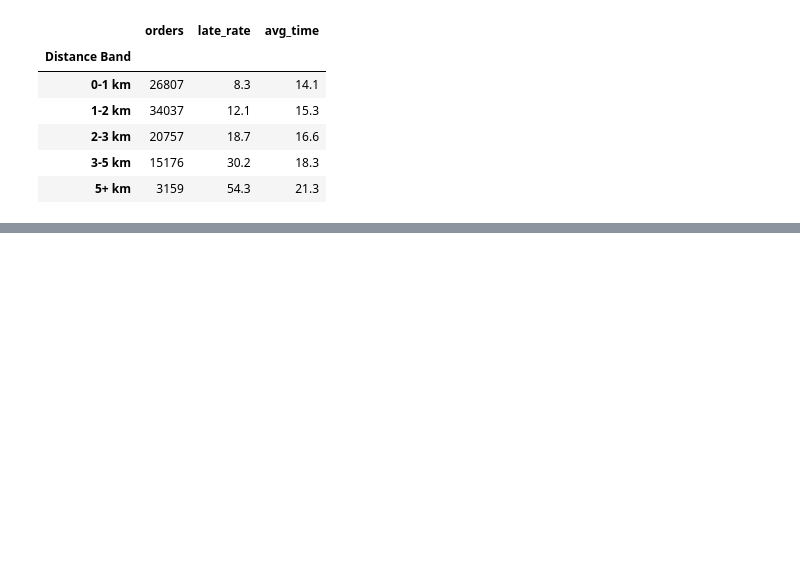
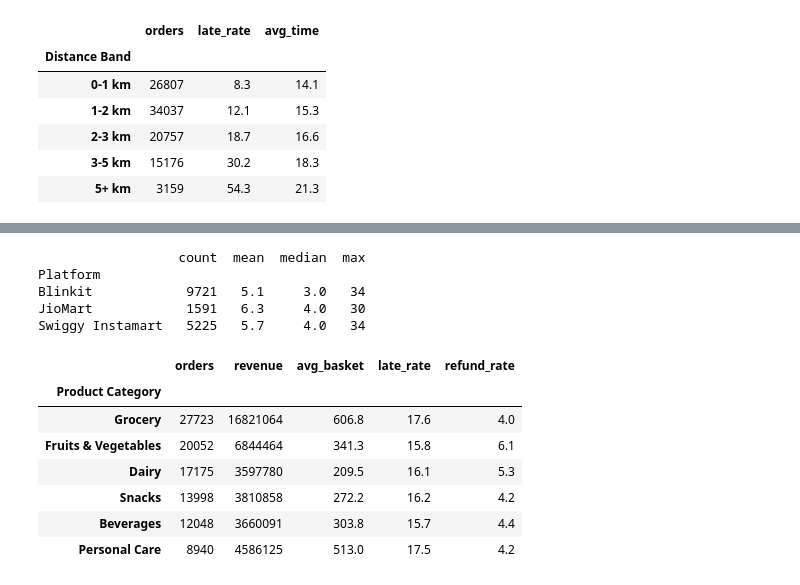
Before and after one commit to prajwal-sv/Quick-Commerce-Delivery-Analysis, a Jupyter notebook: notebooks/03_eda.ipynb, the cells around one changed output, grey strips where cells are left out. Cells and saved outputs as stored; diff of their text form; code cells hidden in the pictures; blank space fills up the shorter version.

```diff
--- a/notebooks/03_eda.ipynb
+++ b/notebooks/03_eda.ipynb
@@ -190,3 +190,13 @@ dist.round(1)
 | 2-3 km | 20757 | 18.7 | 16.6 |
 | 3-5 km | 15176 | 30.2 | 18.3 |
 | 5+ km | 3159 | 54.3 | 21.3 |
+# %%
+df["Basket"] = pd.cut(df["Order Value (INR)"], bins=[0, 200, 500, 1000, 5000],
+                      labels=["Under 200", "200-500", "500-1000", "Over 1000"])
+basket = df.groupby("Basket", observed=True).agg(
+    orders=("Order ID", "count"),
+    late_rate=("Late", "mean"),
+    avg_time=("Delivery Time (Minutes)", "mean"),
+)
+basket["late_rate"] *= 100
+basket.round(1)
@@ -192,0 +289,28 @@ dist.round(1)
+# %%
+late_only = df[df["Late"] == 1]
+print(late_only.groupby("Platform")["Delivery Delay (Minutes)"].agg(["count", "mean", "median", "max"]).round(1))
+# %% [output]
+                  count  mean  median  max
+Platform
+Blinkit            9721   5.1     3.0   34
+JioMart            1591   6.3     4.0   30
+Swiggy Instamart   5225   5.7     4.0   34
+# %%
+cat = df.groupby("Product Category").agg(
+    orders=("Order ID", "count"),
+    revenue=("Order Value (INR)", "sum"),
+    avg_basket=("Order Value (INR)", "mean"),
+    late_rate=("Late", "mean"),
+    refund_rate=("Refund", "mean"),
+)
+cat[["late_rate", "refund_rate"]] *= 100
+cat.sort_values("orders", ascending=False).round(1)
+# %% [output]
+|  | orders | revenue | avg_basket | late_rate | refund_rate |
+| Product Category |  |  |  |  |  |
+| Grocery | 27723 | 16821064 | 606.8 | 17.6 | 4.0 |
+| Fruits & Vegetables | 20052 | 6844464 | 341.3 | 15.8 | 6.1 |
+| Dairy | 17175 | 3597780 | 209.5 | 16.1 | 5.3 |
+| Snacks | 13998 | 3810858 | 272.2 | 16.2 | 4.2 |
+| Beverages | 12048 | 3660091 | 303.8 | 15.7 | 4.4 |
+| Personal Care | 8940 | 4586125 | 513.0 | 17.5 | 4.2 |
```
Also changed, not shown: parts of 13 cells of this notebook, 1 other file.
